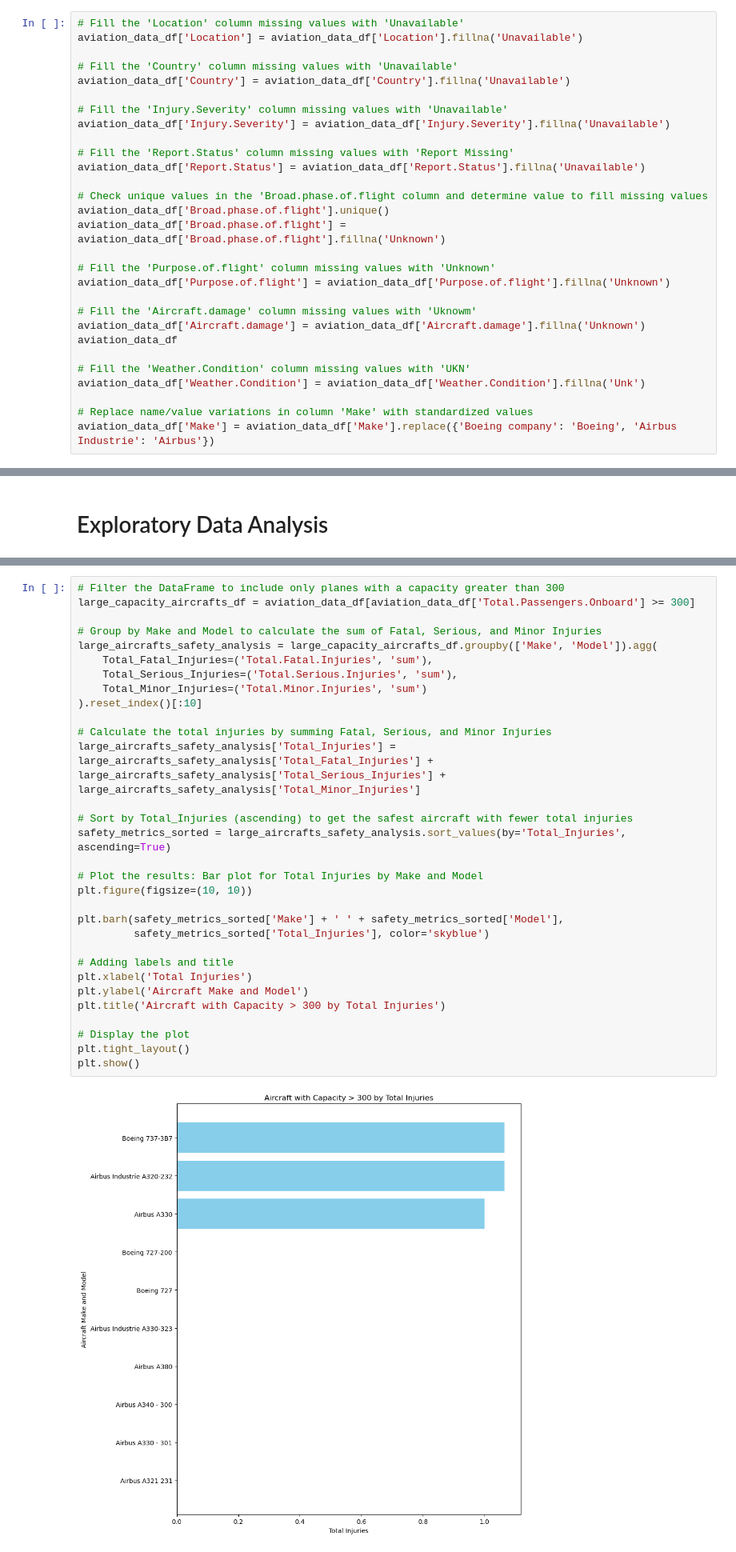
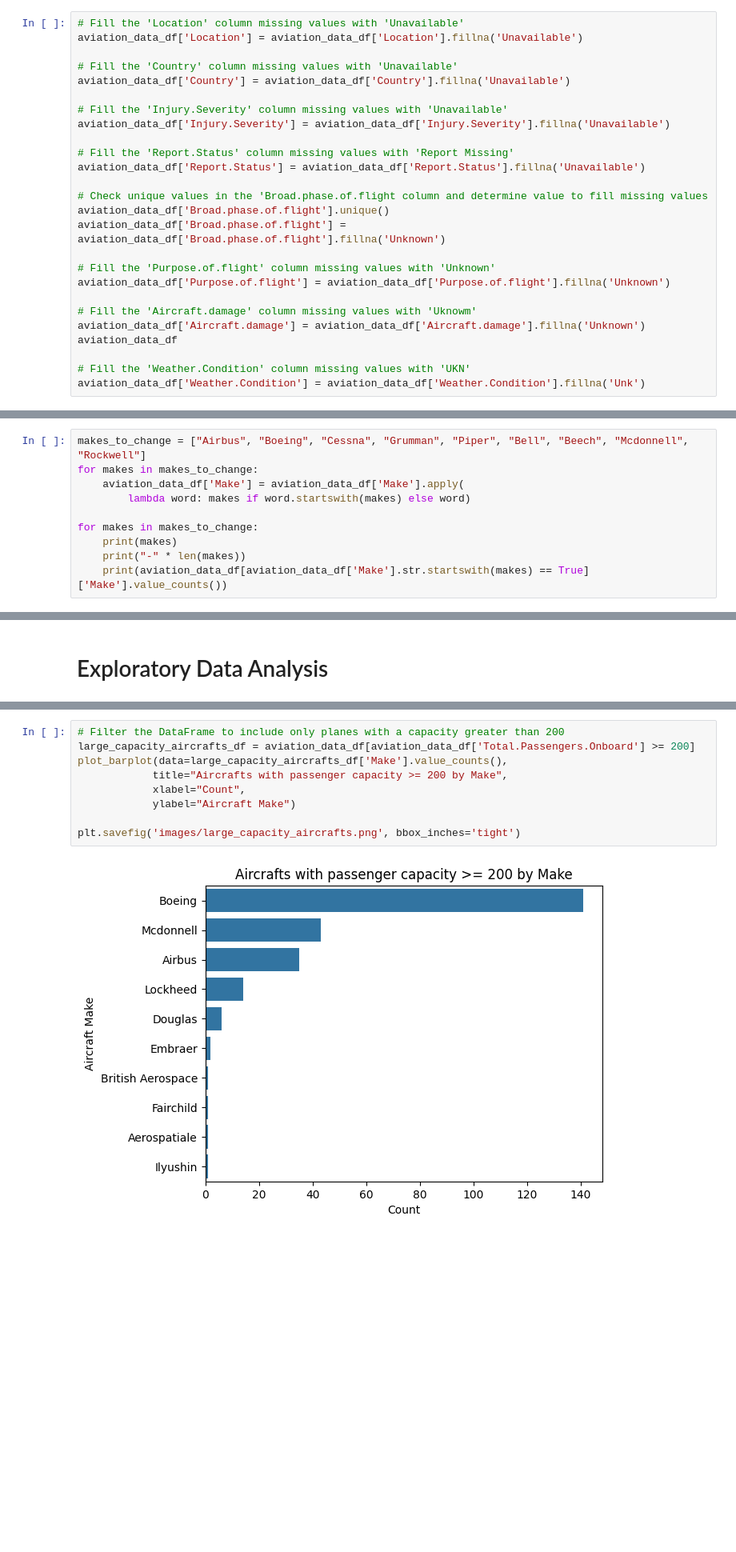
Before and after one commit to ntoitichristine/Phase_1_Project, a Jupyter notebook: phase_1_project_christinentoiti_updated.ipynb, the cells around one changed output, grey strips where cells are left out. Shown at 80% size. Drawn from its saved outputs; the diff is of its cells as text; blank space fills up the shorter version.

```diff
--- a/phase_1_project_christinentoiti_updated.ipynb
+++ b/phase_1_project_christinentoiti_updated.ipynb
@@ -425,7 +400,4 @@ aviation_data_df
 
 # Fill the 'Weather.Condition' column missing values with 'UKN'
 aviation_data_df['Weather.Condition'] = aviation_data_df['Weather.Condition'].fillna('Unk')
-
-# Replace name/value variations in column 'Make' with standardized values
-aviation_data_df['Make'] = aviation_data_df['Make'].replace({'Boeing company': 'Boeing', 'Airbus Industrie': 'Airbus'})
 # %%
@@ -456,3 +428,13 @@ aviation_data_df.head()
 # %%
 # Cleaning the Make Column
 aviation_data_df['Make'] = aviation_data_df['Make'].apply(lambda x: x.title())
+# %%
+makes_to_change = ["Airbus", "Boeing", "Cessna", "Grumman", "Piper", "Bell", "Beech", "Mcdonnell", "Rockwell"]
+for makes in makes_to_change:
+    aviation_data_df['Make'] = aviation_data_df['Make'].apply(
+        lambda word: makes if word.startswith(makes) else word)
+
+for makes in makes_to_change:
+    print(makes)
+    print("-" * len(makes))
+    print(aviation_data_df[aviation_data_df['Make'].str.startswith(makes) == True]['Make'].value_counts())
@@ -675,34 +652,12 @@ See the caveats in the documentation: https://pandas.pydata.org/pandas-docs/stab
 # %%
-# Filter the DataFrame to include only planes with a capacity greater than 300
-large_capacity_aircrafts_df = aviation_data_df[aviation_data_df['Total.Passengers.Onboard'] >= 300]
+# Filter the DataFrame to include only planes with a capacity greater than 200
+large_capacity_aircrafts_df = aviation_data_df[aviation_data_df['Total.Passengers.Onboard'] >= 200]
+plot_barplot(data=large_capacity_aircrafts_df['Make'].value_counts(),
+            title="Aircrafts with passenger capacity >= 200 by Make",
+            xlabel="Count",
+            ylabel="Aircraft Make")
 
-# Group by Make and Model to calculate the sum of Fatal, Serious, and Minor Injuries
-large_aircrafts_safety_analysis = large_capacity_aircrafts_df.groupby(['Make', 'Model']).agg(
-    Total_Fatal_Injuries=('Total.Fatal.Injuries', 'sum'),
-    Total_Serious_Injuries=('Total.Serious.Injuries', 'sum'),
-    Total_Minor_Injuries=('Total.Minor.Injuries', 'sum')
-).reset_index()[:10]
-
-# Calculate the total injuries by summing Fatal, Serious, and Minor Injuries
-large_aircrafts_safety_analysis['Total_Injuries'] = large_aircrafts_safety_analysis['Total_Fatal_Injuries'] + large_aircrafts_safety_analysis['Total_Serious_Injuries'] + large_aircrafts_safety_analysis['Total_Minor_Injuries']
-
-# Sort by Total_Injuries (ascending) to get the safest aircraft with fewer total injuries
-safety_metrics_sorted = large_aircrafts_safety_analysis.sort_values(by='Total_Injuries', ascending=True)
-
-# Plot the results: Bar plot for Total Injuries by Make and Model
-plt.figure(figsize=(10, 10))
-
-plt.barh(safety_metrics_sorted['Make'] + ' ' + safety_metrics_sorted['Model'],
-         safety_metrics_sorted['Total_Injuries'], color='skyblue')
-
-# Adding labels and title
-plt.xlabel('Total Injuries')
-plt.ylabel('Aircraft Make and Model')
-plt.title('Aircraft with Capacity > 300 by Total Injuries')
-
-# Display the plot
-plt.tight_layout()
-plt.show()
+plt.savefig('images/large_capacity_aircrafts.png', bbox_inches='tight')
 # %% [output]
-[figure, old version]
+[figure, new version]
 # %% [markdown]
```
Also changed, not shown: parts of 58 cells of this notebook, 12 other files.
